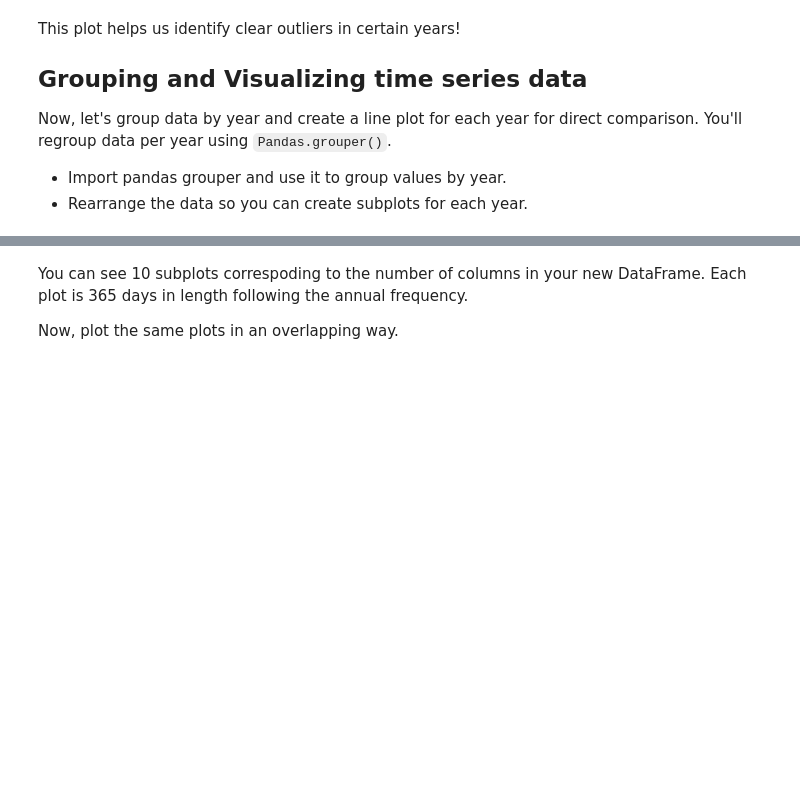
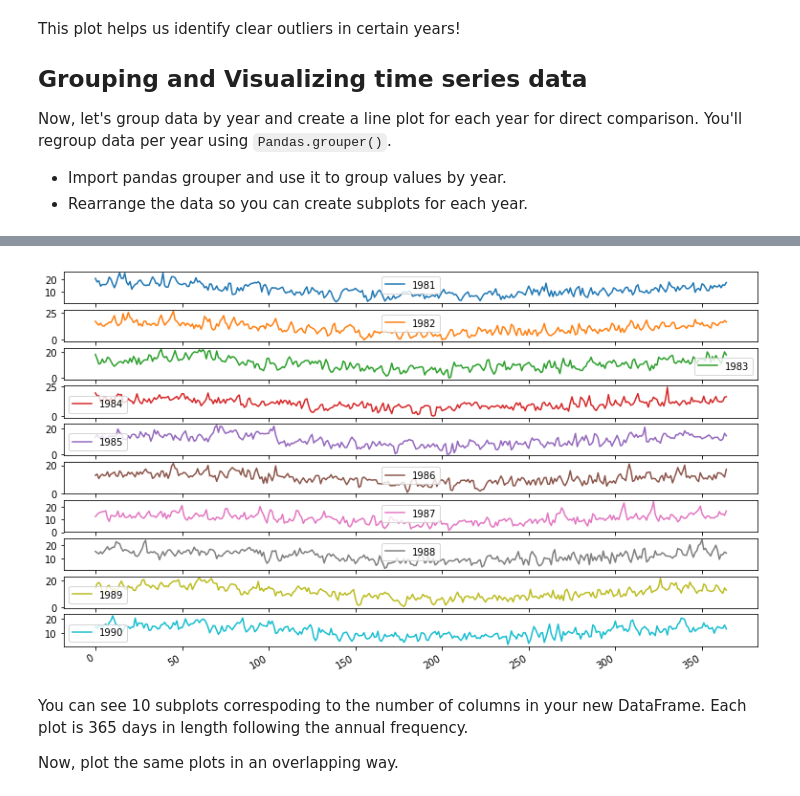
Before and after one commit to MissAle17/dsc-3-25-04-visualizing-time-series-data-lab-online-ds-sp-000, a Jupyter notebook: index.ipynb, the cells around one changed output, grey strips where cells are left out. Drawn from its saved outputs; the diff is of its cells as text; code cells hidden in the pictures; blank space fills up the shorter version.

```diff
--- a/index.ipynb
+++ b/index.ipynb
@@ -104,5 +106,12 @@ You'll regroup data per year using `Pandas.grouper()`.
 - Rearrange the data so you can create subplots for each year.
 # %%
 # Use pandas grouper to group values using annual frequency
+annual = df.groupby(pd.Grouper(freq ='A'))
 # %%
 #Create a new DataFrame and store yearly values in columns
+temp_annual = pd.DataFrame()
+
+for yr, group in annual:
+    temp_annual[yr.year] = group.values.ravel()
+
+temp_annual.head()
@@ -109,3 +125,8 @@ You'll regroup data per year using `Pandas.grouper()`.
+# %%
+temp_annual.plot(figsize = (13,8), subplots=True, legend=True)
+plt.show()
+# %% [output]
+[figure, added]
 # %% [markdown]
 You can see 10 subplots correspoding to the number of columns in your new DataFrame. Each plot is 365 days in length following the annual frequency.
 
```
Also changed, not shown: parts of 8 cells of this notebook.
